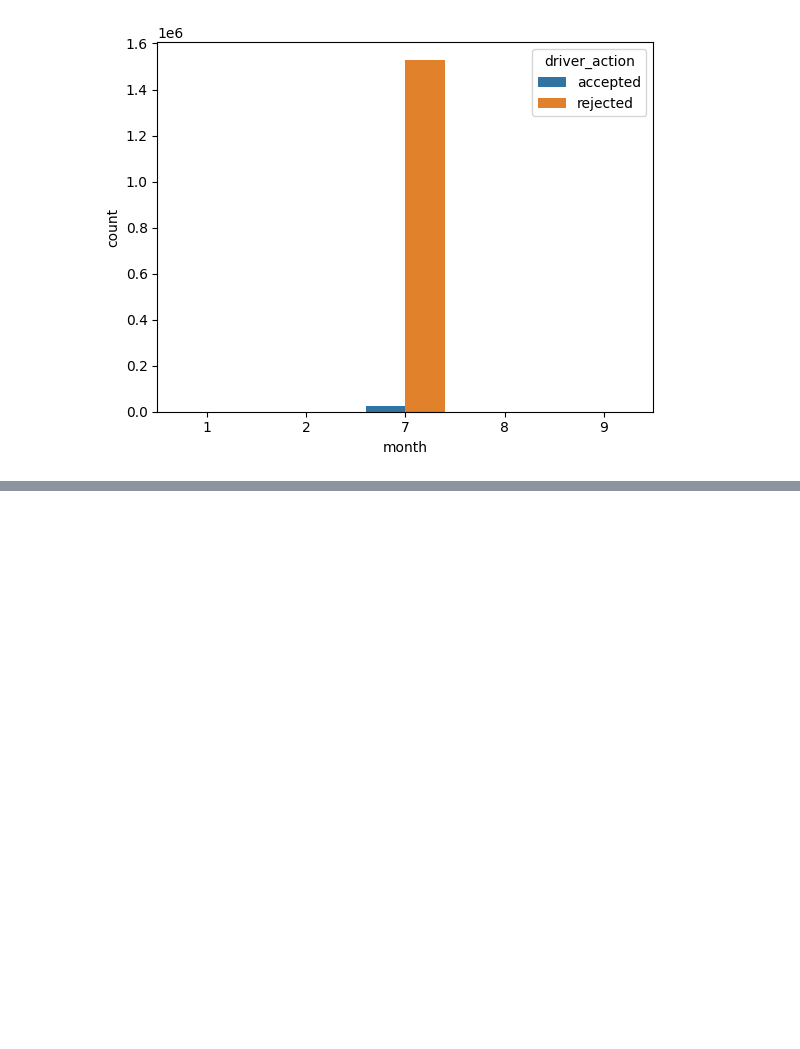
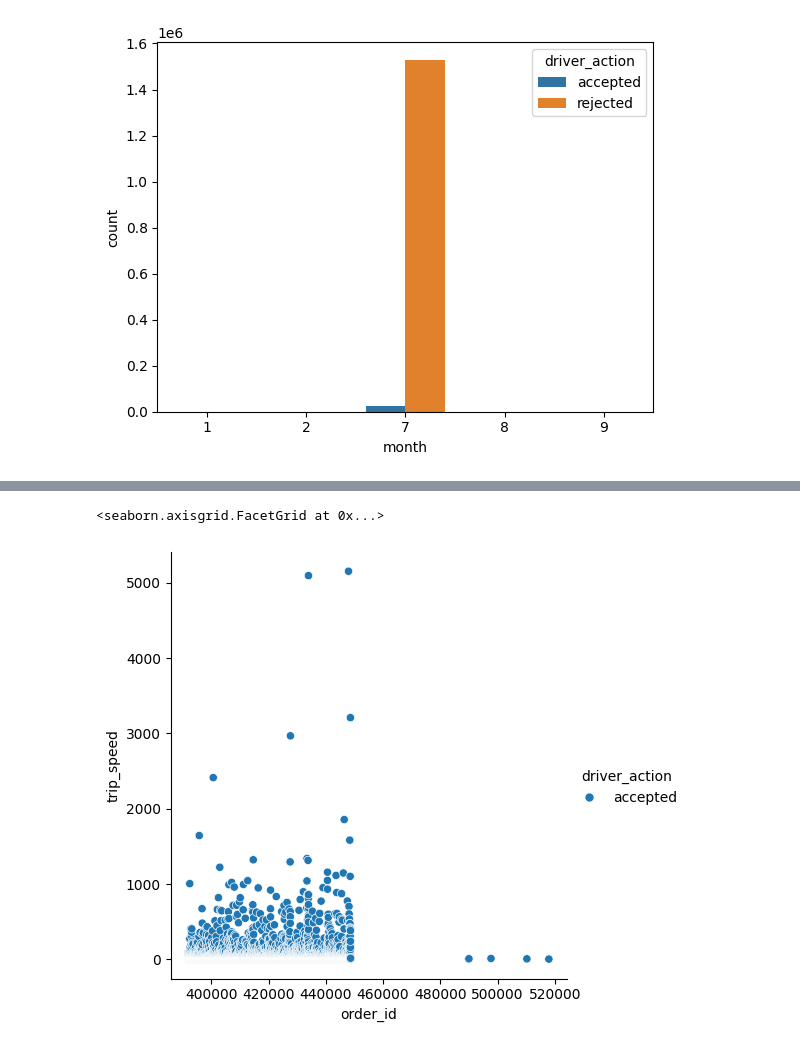
Before and after one commit to GetachewAbebe/Logistics_Optimization_with_Casual_Inference, a Jupyter notebook: notebooks/data_visualization.ipynb, the cells around one changed output, grey strips where cells are left out. Drawn from its saved outputs; the diff is of its cells as text; code cells hidden in the pictures; blank space fills up the shorter version.

```diff
--- a/notebooks/data_visualization.ipynb
+++ b/notebooks/data_visualization.ipynb
@@ -105,0 +176,8 @@ sns.barplot(
+# %%
+sns.relplot(
+    data=accepted_df,
+    x="order_id", y="trip_speed", hue="driver_action", style="driver_action"
+)
+# %% [output]
+<seaborn.axisgrid.FacetGrid at 0x...>
+[figure, added]
```
Also changed, not shown: parts of 15 cells of this notebook.
